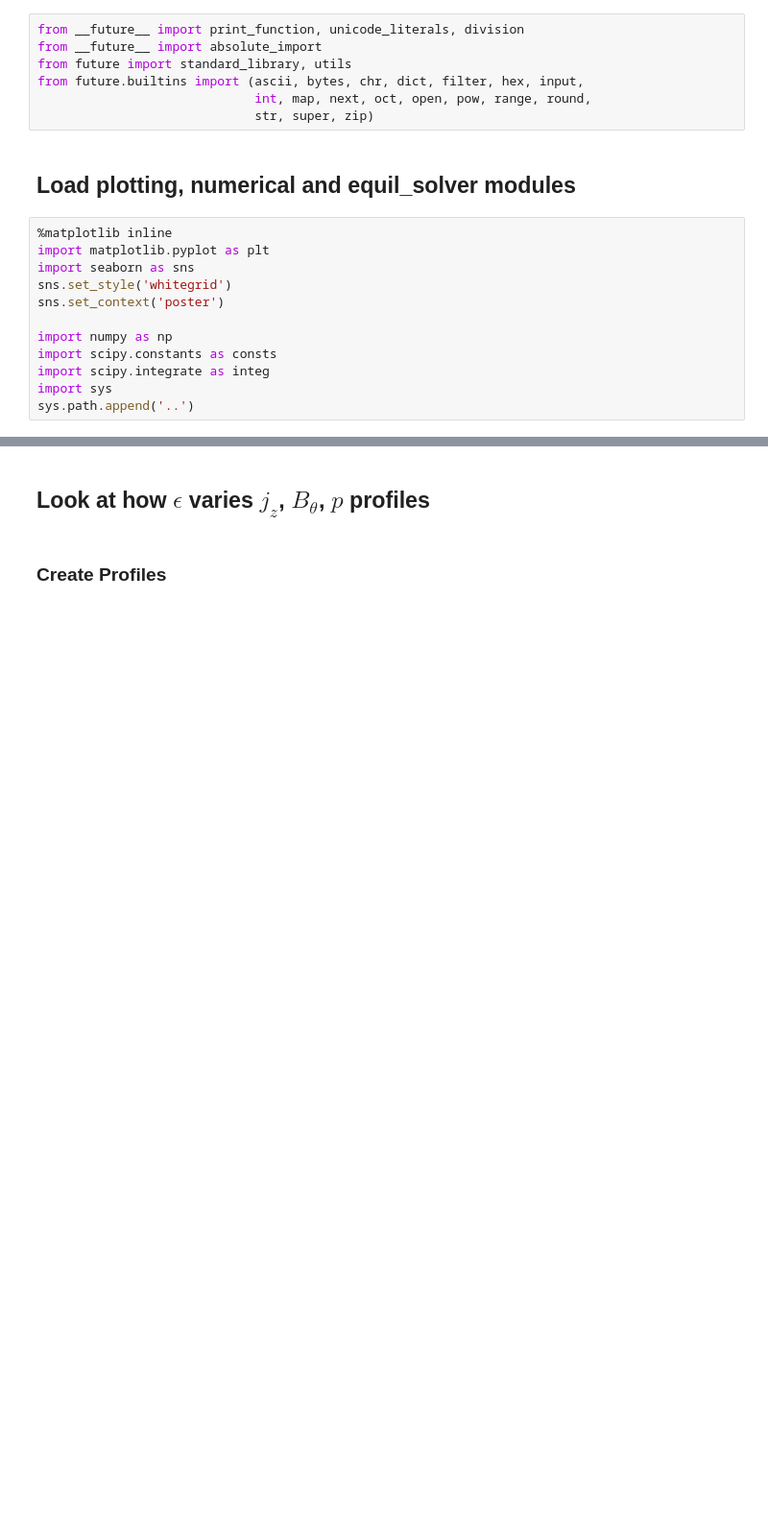
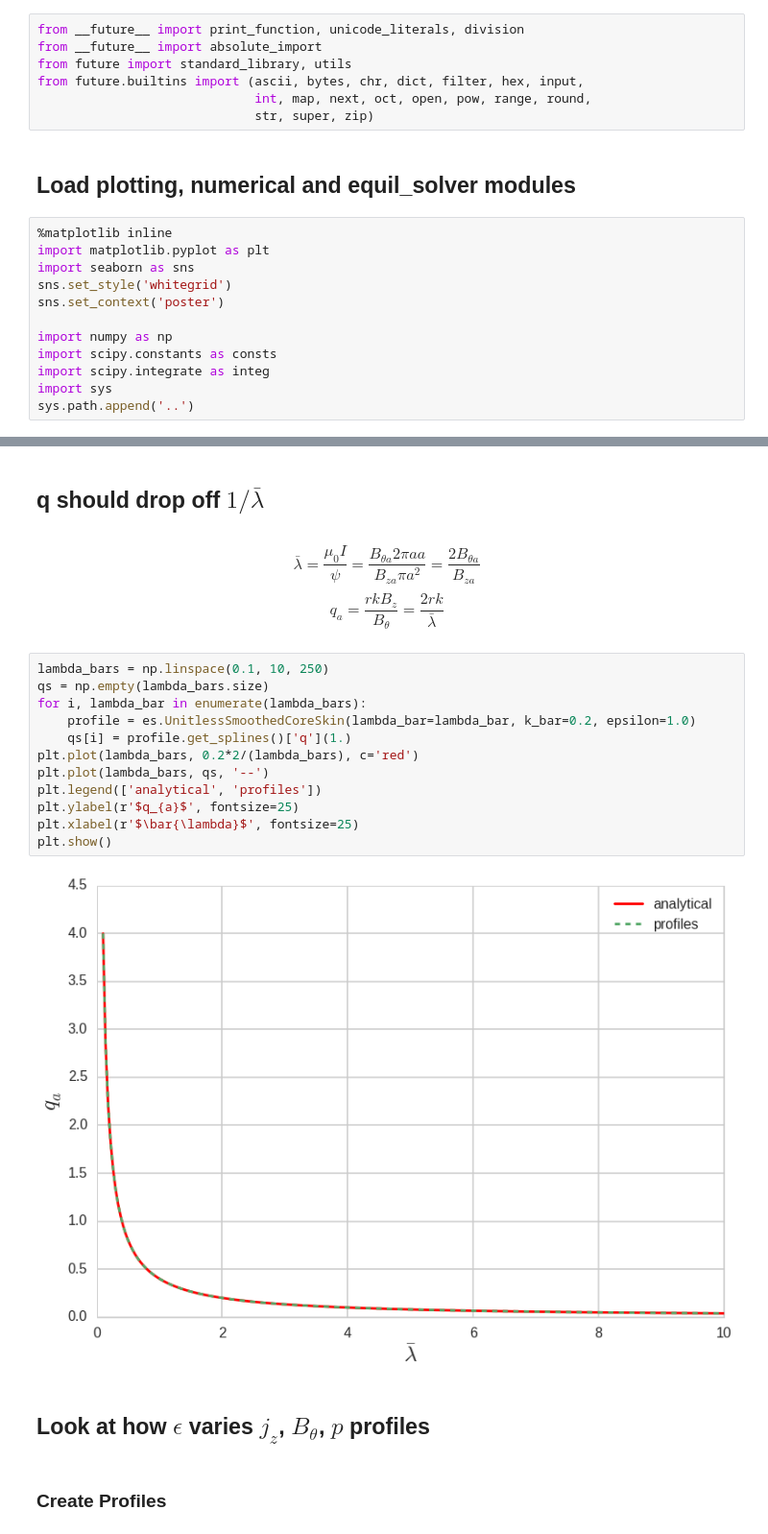
Before and after one commit to jensv/fluxtubestability, a Jupyter notebook: ipython_notebooks/explore_smooth_core_skin_profile.ipynb, the cells around one changed output, grey strips where cells are left out. Shown at 96% size. Cells and saved outputs as stored; diff of their text form; blank space fills up the shorter version.

```diff
--- a/ipython_notebooks/explore_smooth_core_skin_profile.ipynb
+++ b/ipython_notebooks/explore_smooth_core_skin_profile.ipynb
@@ -33,3 +64,22 @@ reload(es)
+# %% [markdown]
+## q should drop off $1/\bar{\lambda}$
+# %% [markdown]
+$$\bar{\lambda} = \frac{\mu_0 I}{\psi}=\frac{B_{\theta a} 2 \pi a a}{B_{z a} \pi a^2}=\frac{2B_{\theta a}}{B_{z a}}$$
+$$q_{a} = \frac{r k B_z}{B_{\theta}} = \frac{2 r k}{\bar{\lambda}} $$
+# %%
+lambda_bars = np.linspace(0.1, 10, 250)
+qs = np.empty(lambda_bars.size)
+for i, lambda_bar in enumerate(lambda_bars):
+    profile = es.UnitlessSmoothedCoreSkin(lambda_bar=lambda_bar, k_bar=0.2, epsilon=1.0)
+    qs[i] = profile.get_splines()['q'](1.)
+plt.plot(lambda_bars, 0.2*2/(lambda_bars), c='red')
+plt.plot(lambda_bars, qs, '--')
+plt.legend(['analytical', 'profiles'])
+plt.ylabel(r'$q_{a}$', fontsize=25)
+plt.xlabel(r'$\bar{\lambda}$', fontsize=25)
+plt.show()
+# %% [output]
+[figure, added]
 # %% [markdown]
 ## Look at how $\epsilon$ varies $j_{z}$, $B_{\theta}$, $p$ profiles
 # %% [markdown]
```
Also changed, not shown: parts of 8 cells of this notebook.
